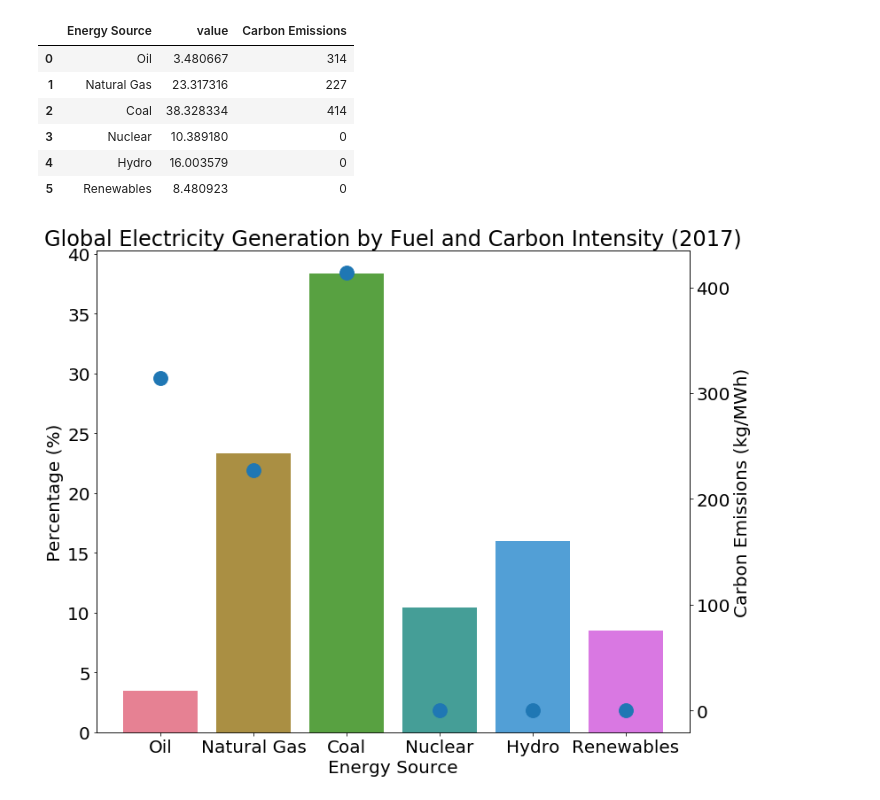
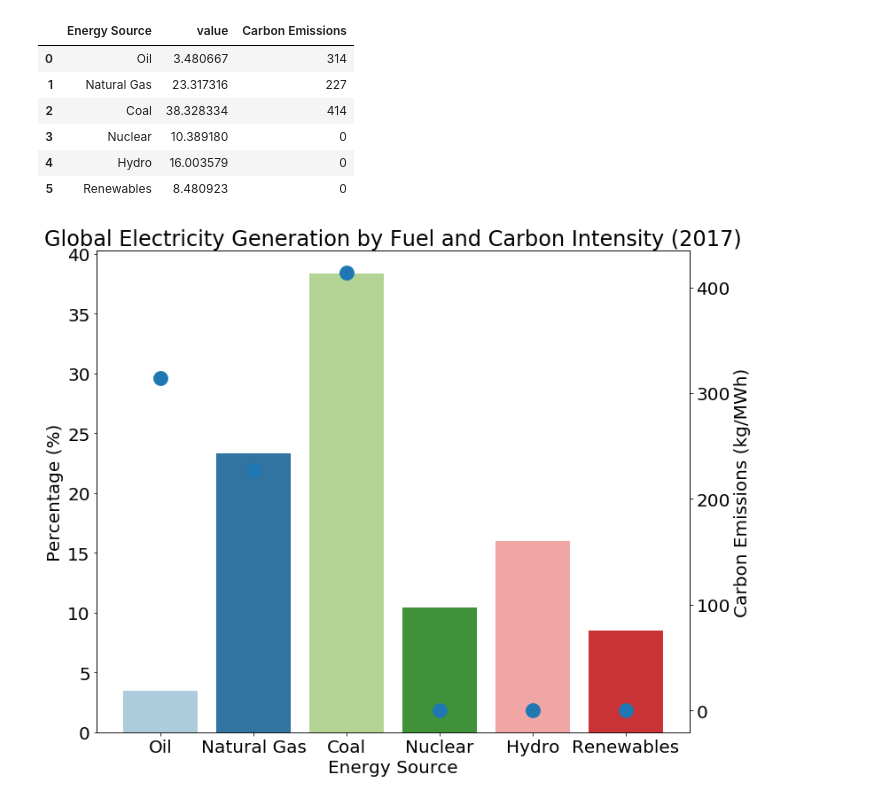
Before and after one commit to alexanderkell/elecsim-paper, a Jupyter notebook: visualisation/jupyter/power_plant_cost_table/global_electricity_generation.ipynb, the cells around one changed output. Drawn from its saved outputs; the diff is of its cells as text; code cells hidden in the pictures.

```diff
--- a/visualisation/jupyter/power_plant_cost_table/global_electricity_generation.ipynb
+++ b/visualisation/jupyter/power_plant_cost_table/global_electricity_generation.ipynb
@@ -42,15 +42,15 @@ energy_usage_long
 energy_usage_long = energy_usage_long.rename(columns={"value":"Percentage (%)"})
 # %%
 
-pal = sns.color_palette("husl")
+pal = sns.color_palette("Paired")
 sns.barplot(x='Energy Source', y='Percentage (%)', data=energy_usage_long, palette=pal)
 ax2 = plt.twinx()
 plt.scatter(data=energy_usage_long, x='Energy Source', y= 'Carbon Emissions', s=250)
 plt.title("Global Electricity Generation by Fuel and Carbon Intensity (2017)")
 plt.ylabel("Carbon Emissions (kg/MWh)")
 plt.rcParams['figure.figsize'] = 12, 10
 
 plt.rcParams.update({'font.size': 20})
 plt.savefig('elec_gen_carbon.png')
 # %% [output]
-[figure, old version]
+[figure, new version]
```
Also changed, not shown: 3 other files.
